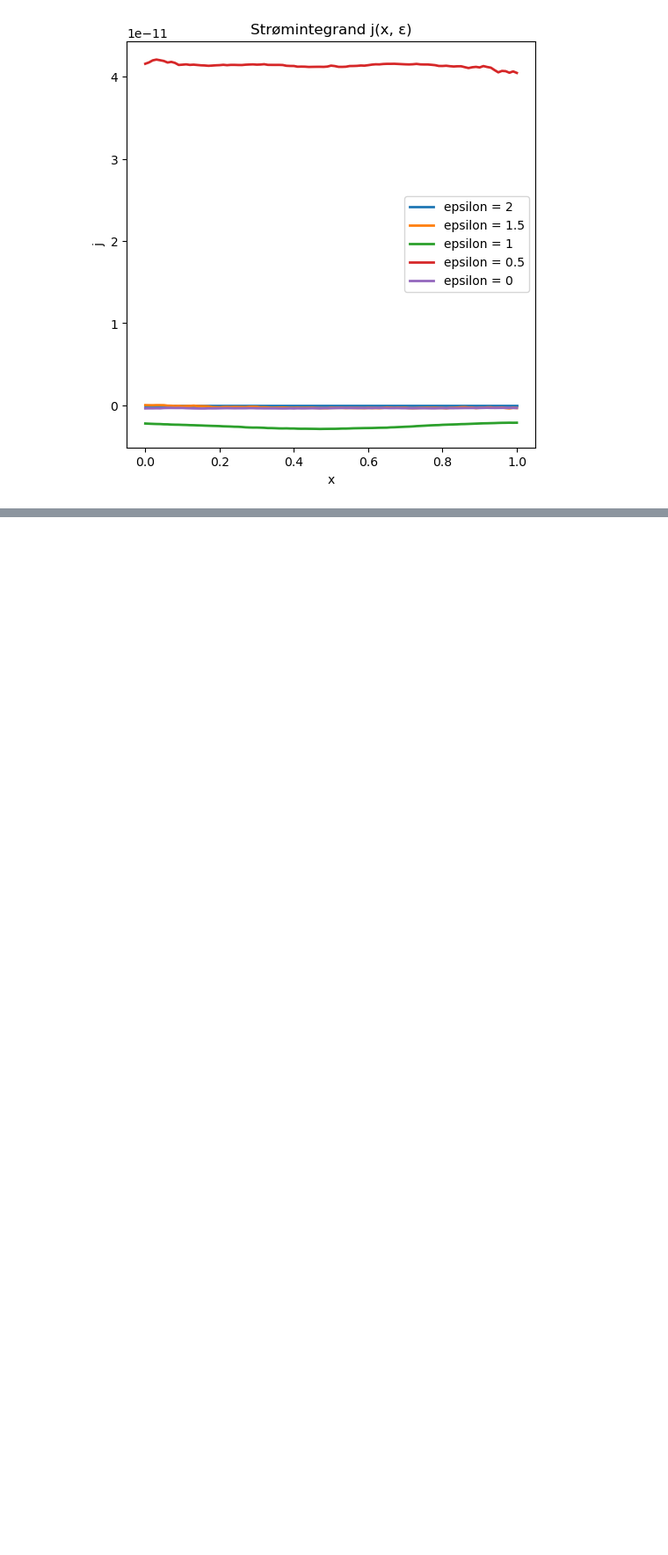
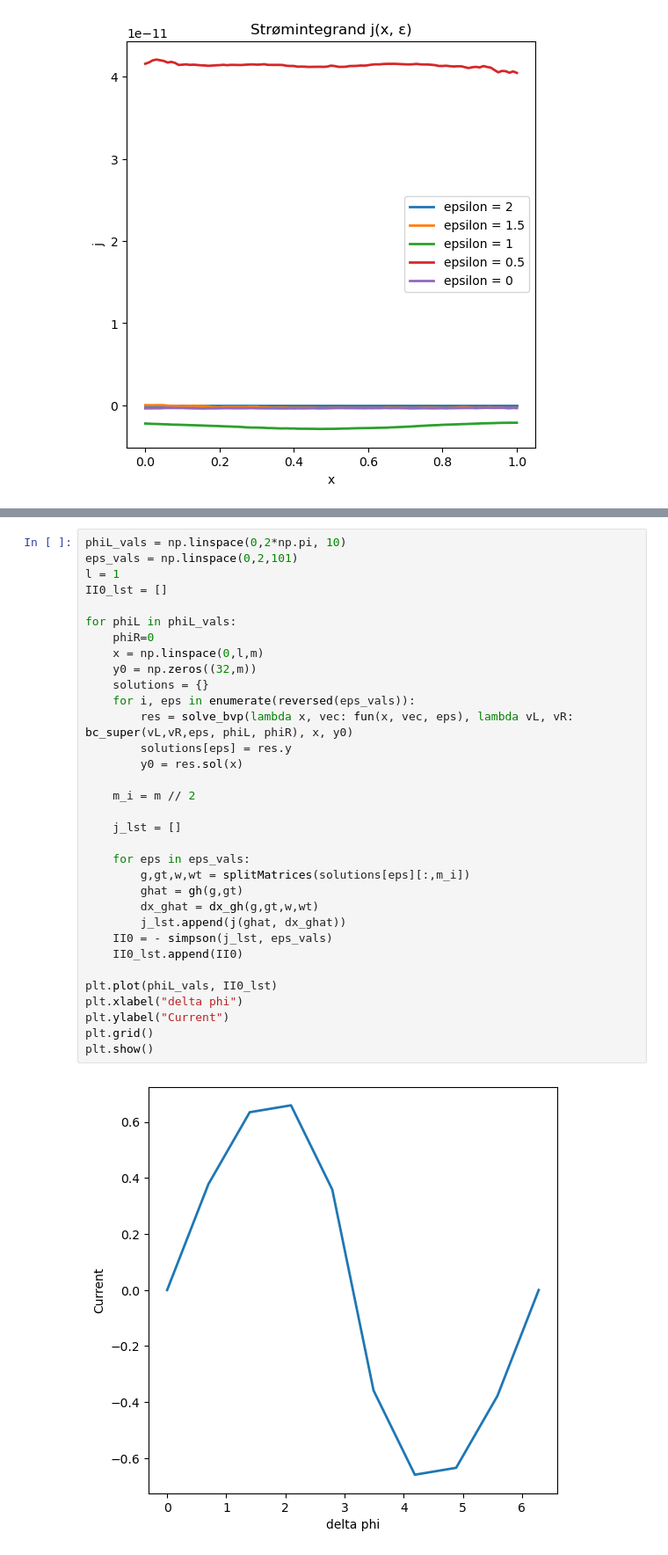
Before and after one commit to selmaberg05/TMA4320-Prosjekt3-gruppe-Andrihol-Emilyan-Selmahbe, a Jupyter notebook: Prosjekt3.ipynb, the cells around one changed output, grey strips where cells are left out. Shown at 88% size. Saved outputs shown, nothing was run; the diff lists cells and outputs as text; blank space fills up the shorter version.

```diff
--- a/Prosjekt3.ipynb
+++ b/Prosjekt3.ipynb
@@ -958,0 +1024,35 @@ plt.show()
+# %%
+phiL_vals = np.linspace(0,2*np.pi, 10)
+eps_vals = np.linspace(0,2,101)
+l = 1
+II0_lst = []
+
+for phiL in phiL_vals:
+    phiR=0
+    x = np.linspace(0,l,m)
+    y0 = np.zeros((32,m))
+    solutions = {}
+    for i, eps in enumerate(reversed(eps_vals)):
+        res = solve_bvp(lambda x, vec: fun(x, vec, eps), lambda vL, vR: bc_super(vL,vR,eps, phiL, phiR), x, y0)
+        solutions[eps] = res.y
+        y0 = res.sol(x)
+
+    m_i = m // 2
+
+    j_lst = []
+
+    for eps in eps_vals:
+        g,gt,w,wt = splitMatrices(solutions[eps][:,m_i])
+        ghat = gh(g,gt)
+        dx_ghat = dx_gh(g,gt,w,wt)
+        j_lst.append(j(ghat, dx_ghat))
+    II0 = - simpson(j_lst, eps_vals)
+    II0_lst.append(II0)
+
+plt.plot(phiL_vals, II0_lst)
+plt.xlabel("delta phi")
+plt.ylabel("Current")
+plt.grid()
+plt.show()
+# %% [output]
+[figure, added]
```
Also changed, not shown: parts of 10 cells of this notebook.
